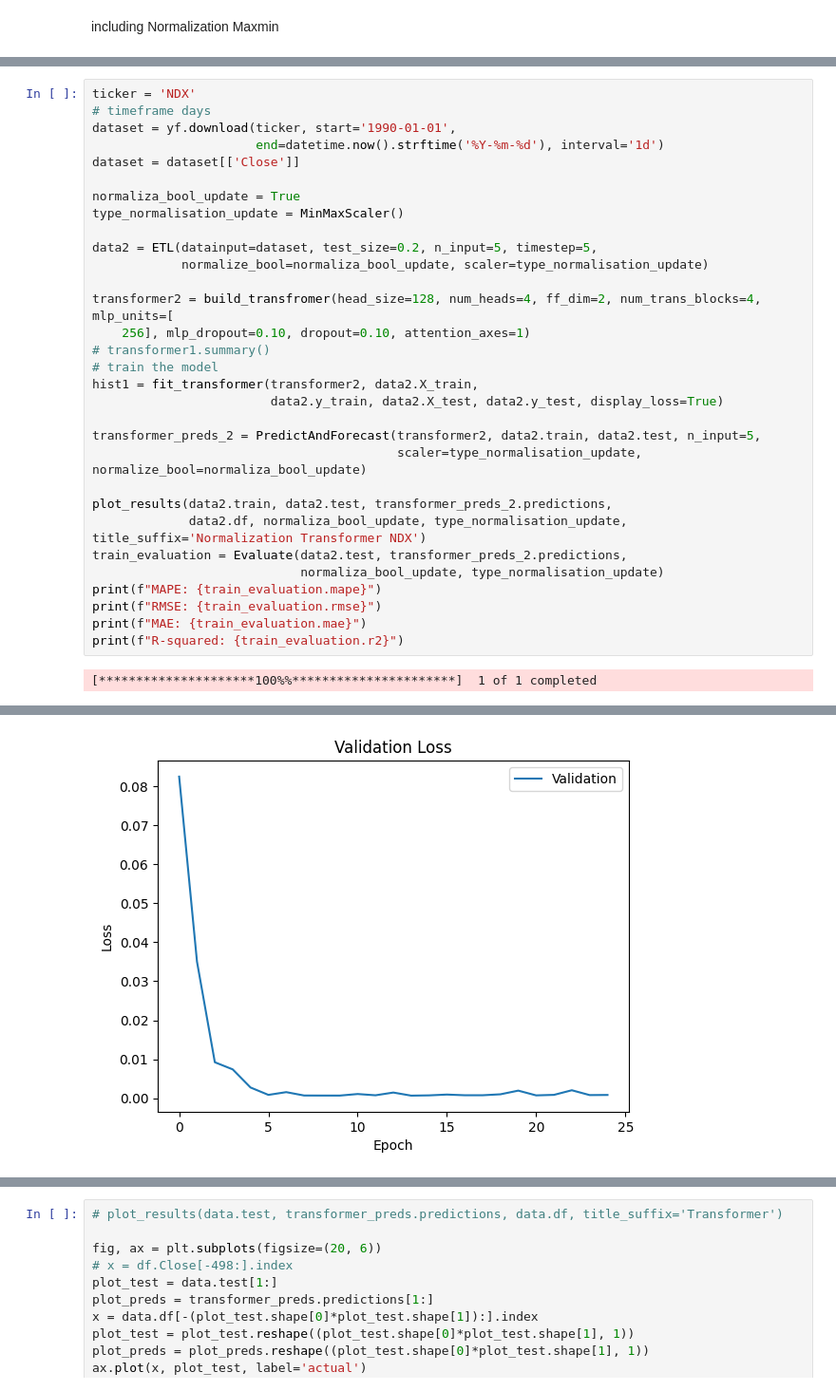
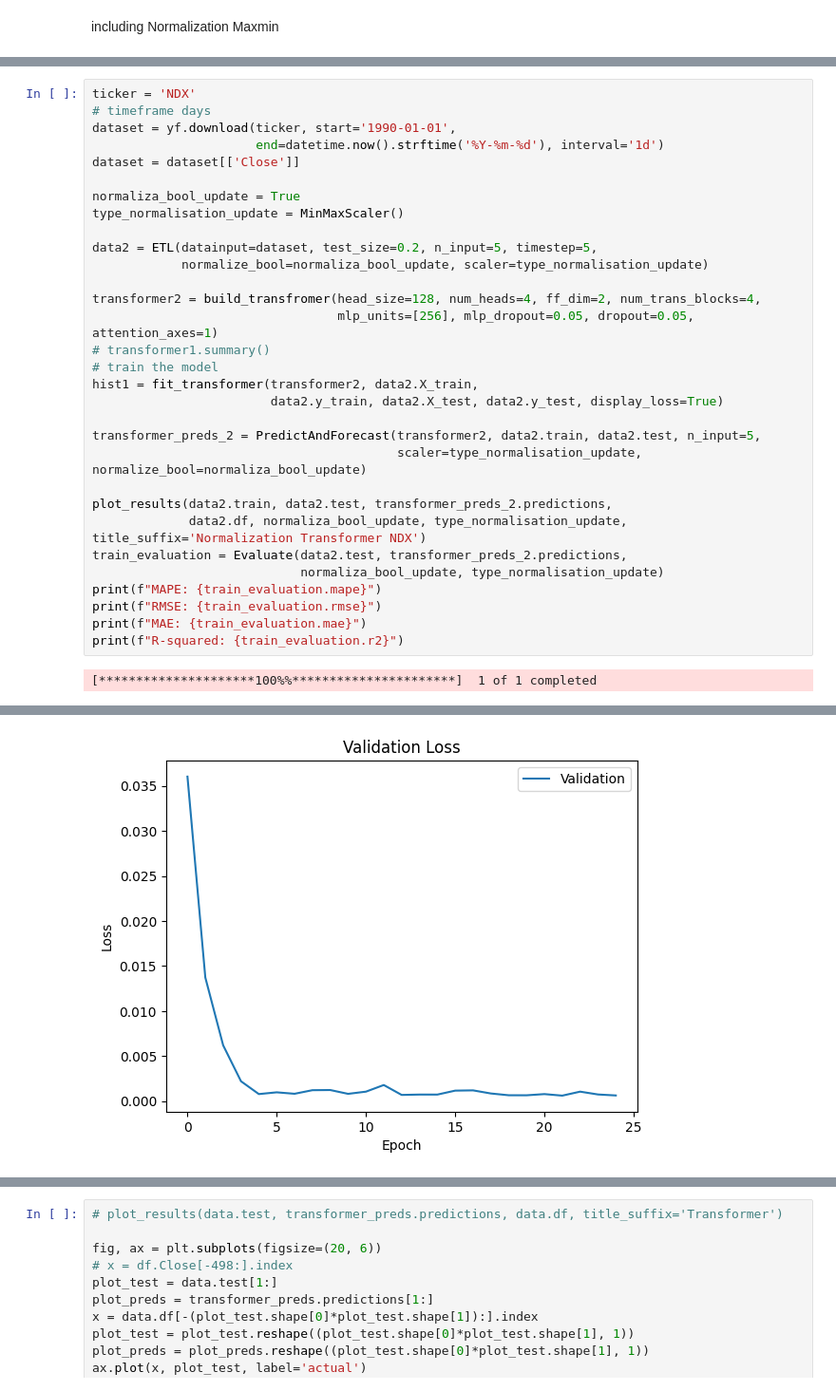
Before and after one commit to porchportal/stock-market-prediction-by--multi-Task-learning, a Jupyter notebook: VScodeML@2/speedPaper/testing.ipynb, the cells around one changed output, grey strips where cells are left out. Shown: that part at 95% size. Cells and saved outputs as stored; diff of their text form.

```diff
--- a/VScodeML@2/speedPaper/testing.ipynb
+++ b/VScodeML@2/speedPaper/testing.ipynb
@@ -716,8 +716,8 @@ type_normalisation_update = MinMaxScaler()
 data2 = ETL(datainput=dataset, test_size=0.2, n_input=5, timestep=5,
             normalize_bool=normaliza_bool_update, scaler=type_normalisation_update)
 
-transformer2 = build_transfromer(head_size=128, num_heads=4, ff_dim=2, num_trans_blocks=4, mlp_units=[
-    256], mlp_dropout=0.10, dropout=0.10, attention_axes=1)
+transformer2 = build_transfromer(head_size=128, num_heads=4, ff_dim=2, num_trans_blocks=4,
+                                 mlp_units=[256], mlp_dropout=0.05, dropout=0.05, attention_axes=1)
 # transformer1.summary()
 # train the model
 hist1 = fit_transformer(transformer2, data2.X_train,
@@ -774 +774 @@ time used 10.63681936264038
-[figure, old version]
+[figure, new version]
```
Also changed, not shown: parts of 4 cells of this notebook, 1 other file.
